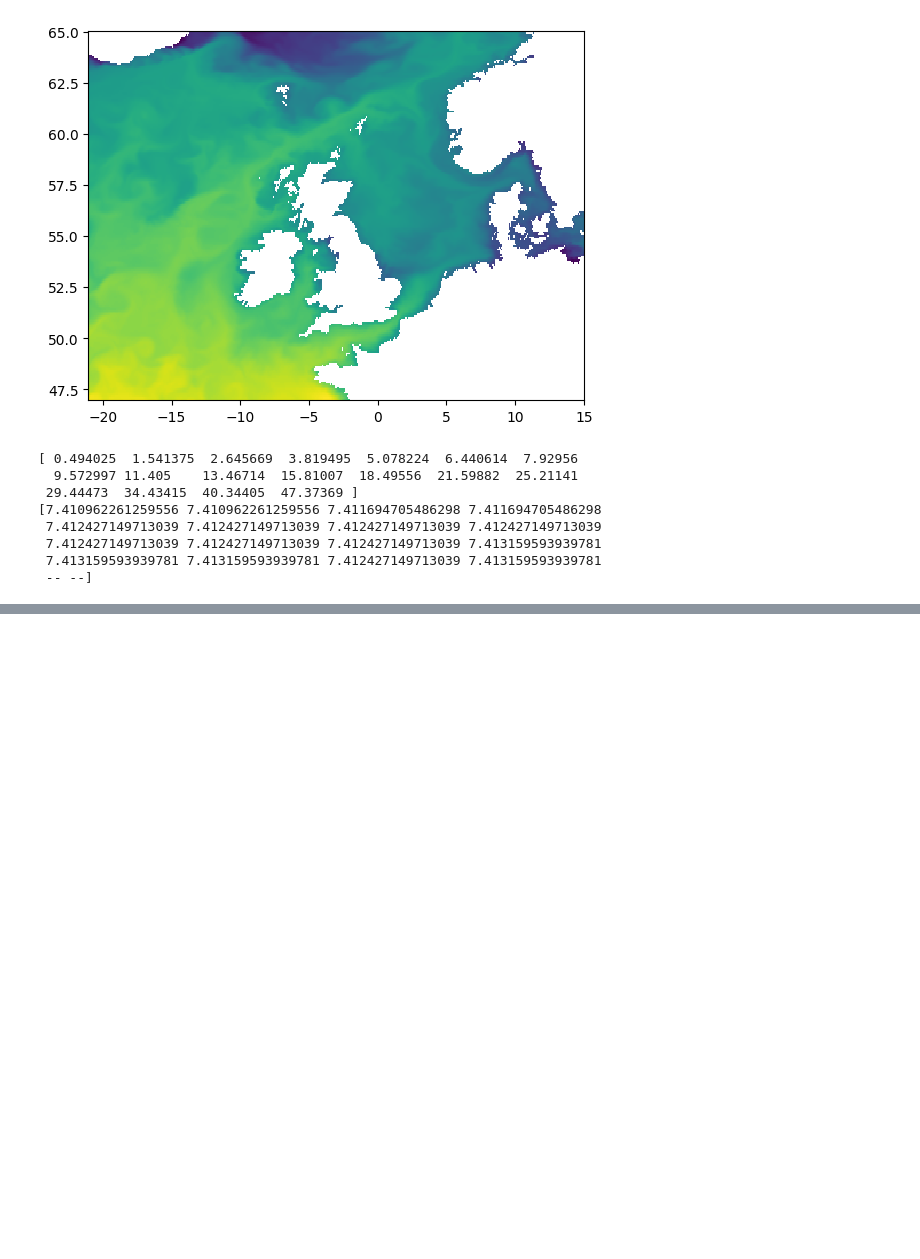
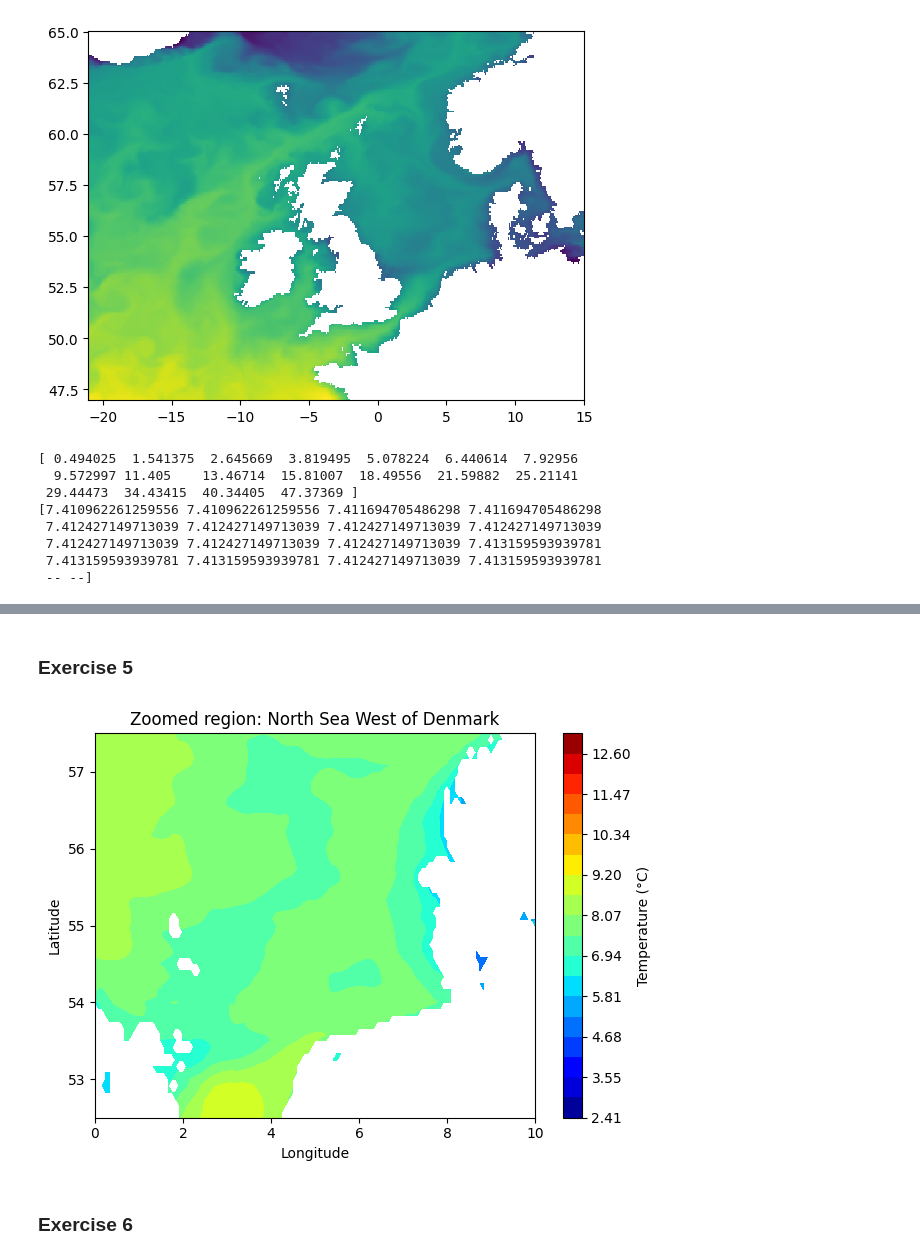
Before and after one commit to natslimak/OceanCourses, a Jupyter notebook: DigitalOcean/Assignment_1.ipynb, the cells around one changed output, grey strips where cells are left out. Saved outputs shown, nothing was run; the diff lists cells and outputs as text; code cells hidden in the pictures; blank space fills up the shorter version.

```diff
--- a/DigitalOcean/Assignment_1.ipynb
+++ b/DigitalOcean/Assignment_1.ipynb
@@ -44,0 +165,21 @@ print(tempdata[0,:,100,300])
+# %% [markdown]
+### Exercise 5
+# %%
+# With lon/lat axes and colorbar - zoomed to specific region with adjusted temp range legend
+# Use contourf with more levels for smoother color gradients
+levels = np.linspace(np.nanmin(tempdata[0,11]), np.nanmax(tempdata[0,11]), 20)
+im2 = plt.contourf(X, Y, tempdata[0,11], levels=levels, cmap='jet')
+plt.xlabel('Longitude')
+plt.ylabel('Latitude')
+plt.title('Zoomed region: North Sea West of Denmark')
+plt.xlim(0, 10)  # Longitude range
+plt.ylim(52.5, 57.5)  # Latitude range
+cbar = plt.colorbar(im2)
+cbar.set_label('Temperature (°C)')
+
+plt.tight_layout()
+plt.show()
+# %% [output]
+[figure, added]
+# %% [markdown]
+### Exercise 6
```
Also changed, not shown: parts of 10 cells of this notebook.
